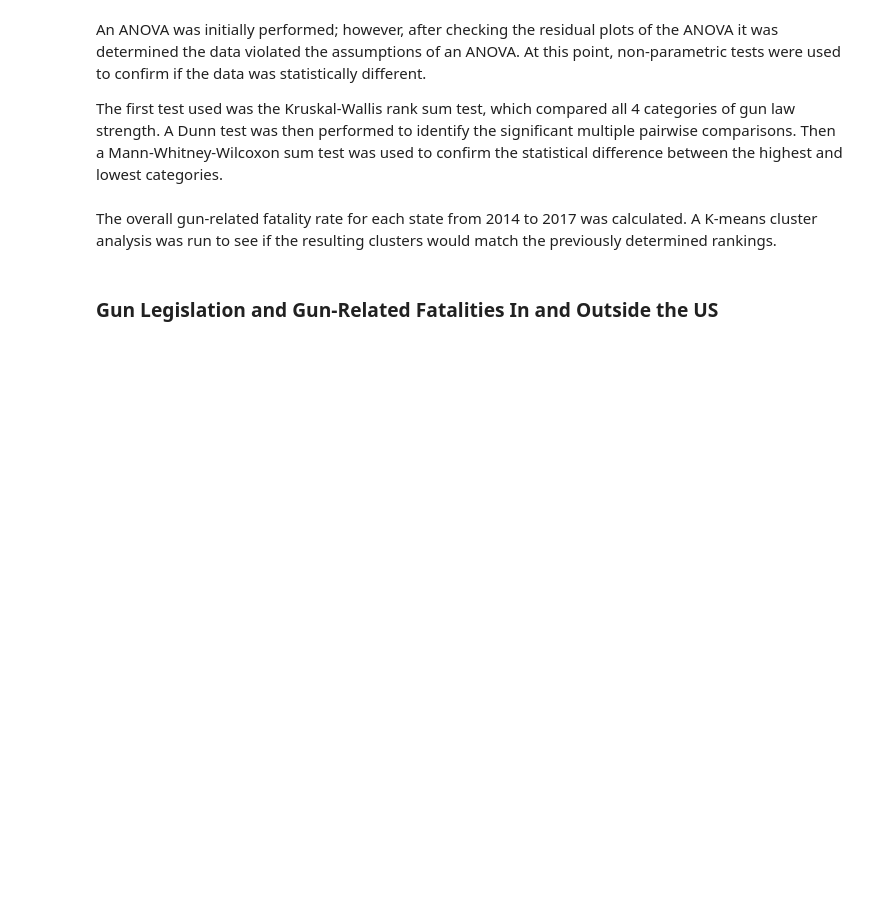
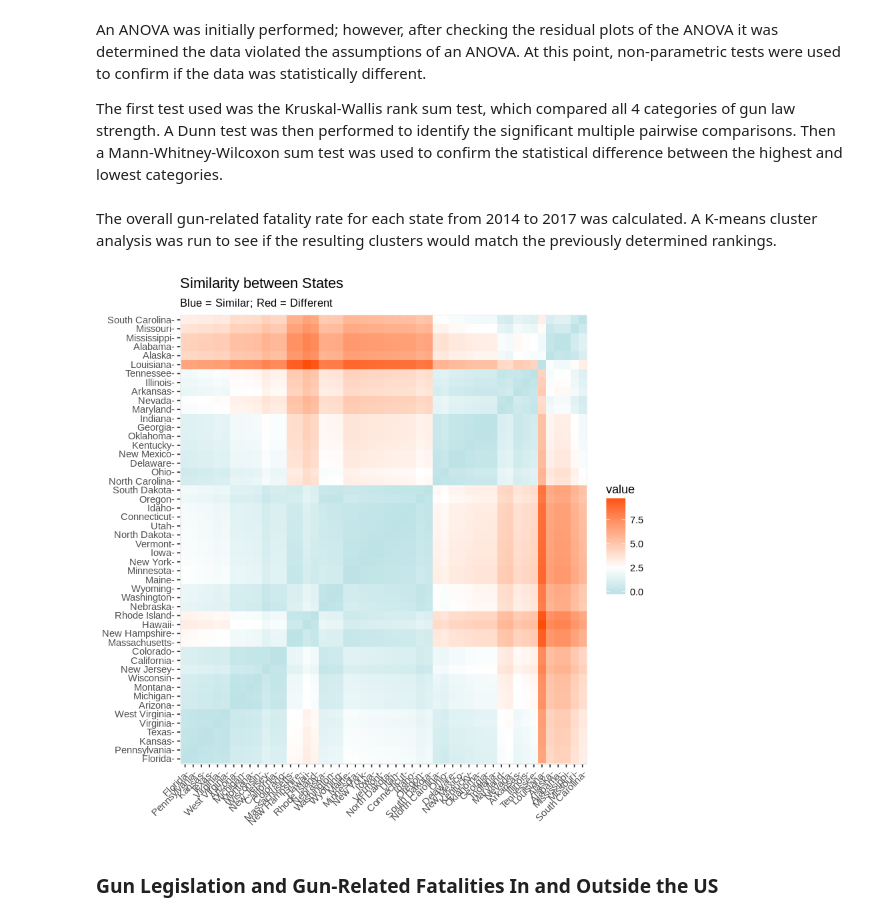
Before and after one commit to amberkiser/GunRelatedDeaths, a Jupyter notebook: Kiser_FinalProject.ipynb, the cells around one changed output. Saved outputs shown, nothing was run; the diff lists cells and outputs as text; code cells hidden in the pictures; blank space fills up the shorter version.

```diff
--- a/Kiser_FinalProject.ipynb
+++ b/Kiser_FinalProject.ipynb
@@ -104,30 +130,36 @@ The overall gun-related fatality rate for each state from 2014 to 2017 was calcu
 # %%
 state.overall.rate <- state.gun.violence %>%
   left_join(state.pop, by = c('state' = 'State', 'Year' = 'Year')) %>%
   group_by(state) %>%
   summarise(TotalKilled = sum(TotalKilled),
             TotalPop = sum(Population)) %>%
   mutate(Rate = TotalKilled / TotalPop,
          RatePer100000 = Rate * 100000) %>%
   as.data.frame()
 
 state.cluster.df <- subset(state.overall.rate, select = c(RatePer100000, state))
 state.cluster.df <- subset(state.overall.rate, select = RatePer100000)
 rownames(state.cluster.df) <- state.overall.rate$state
 distance <- get_dist(state.cluster.df)
-fviz_dist(distance, gradient = list(low = "#00AFBB", mid = "white", high = "#FC4E07"))
+fviz_dist(distance, gradient = list(low = "#00AFBB", mid = "white", high = "#FC4E07")) +
+  labs(
+    title = 'Similarity between States',
+    subtitle = 'Blue = Similar; Red = Different'
+  )
 
 state.kmean <- kmeans(state.cluster.df, centers = 4, nstart = 50)
 
 state.cluster.df <- state.cluster.df %>%
   mutate(state = state.overall.rate$state) %>%
   mutate(cluster = as.factor(state.kmean$cluster),
          GunLawCategory = case_when(
            state %in% high.gun.law ~ 'high',
            state %in% medhigh.gun.law ~ 'medium high',
            state %in% medlow.gun.law ~ 'medium low',
            state %in% low.gun.law ~ 'low'
          ))
+# %% [output]
+[figure, added]
 # %% [markdown]
 ### Gun Legislation and Gun-Related Fatalities In and Outside the US
 # %% [markdown]
```
Also changed, not shown: parts of 2 cells of this notebook, 1 other file.
